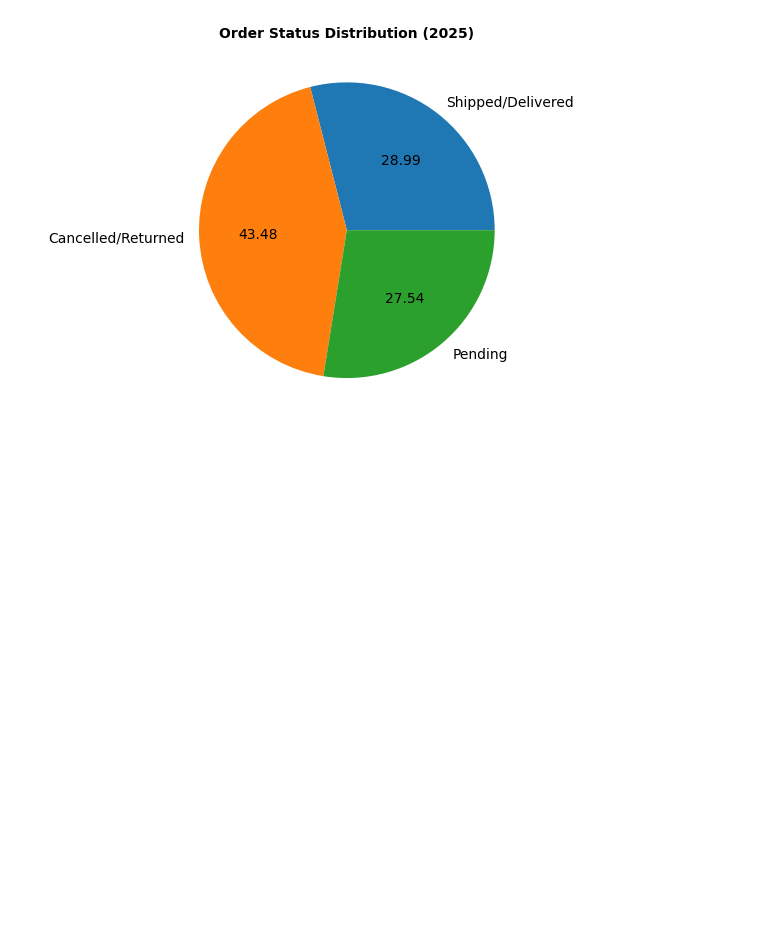
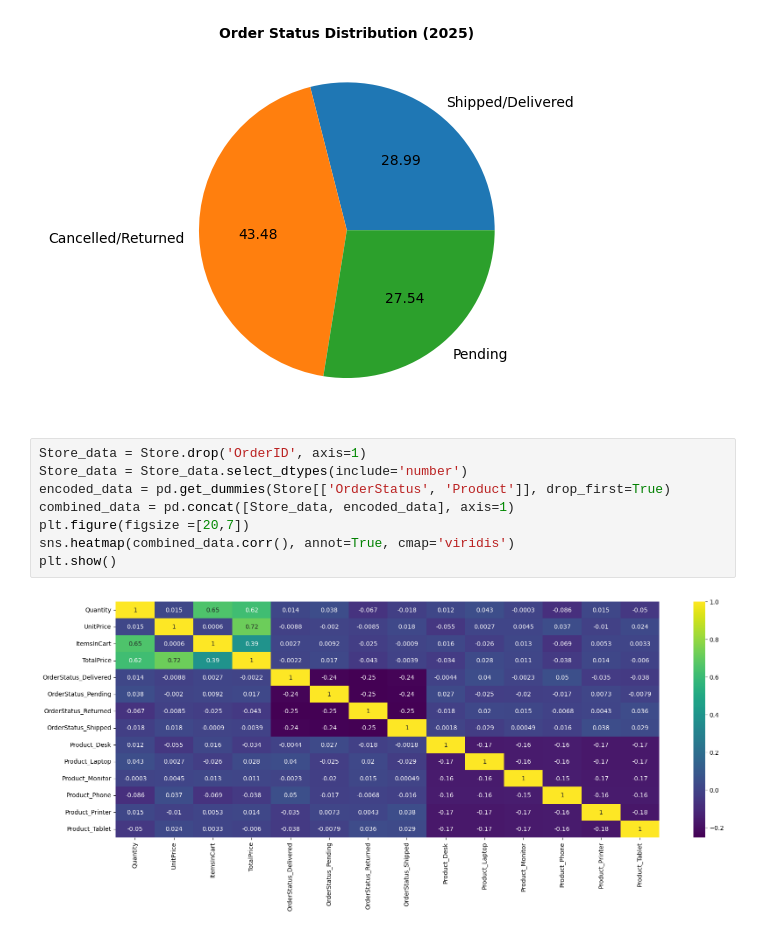
Before and after one commit to Vaishnavi-T-G/Sales_Data, a Jupyter notebook: Welcome_To_Colab.ipynb, the cells around one changed output. Drawn from its saved outputs; the diff is of its cells as text; blank space fills up the shorter version.

```diff
--- a/Welcome_To_Colab.ipynb
+++ b/Welcome_To_Colab.ipynb
@@ -215,3 +215,13 @@ plt.title('Order Status Distribution (2025)',fontweight = 'bold', fontsize =10)
 plt.show()
 # %% [output]
 [figure]
+# %%
+Store_data = Store.drop('OrderID', axis=1)
+Store_data = Store_data.select_dtypes(include='number')
+encoded_data = pd.get_dummies(Store[['OrderStatus', 'Product']], drop_first=True)
+combined_data = pd.concat([Store_data, encoded_data], axis=1)
+plt.figure(figsize =[20,7])
+sns.heatmap(combined_data.corr(), annot=True, cmap='viridis')
+plt.show()
+# %% [output]
+[figure, added]
```
Also changed, not shown: parts of 1 cell of this notebook.
